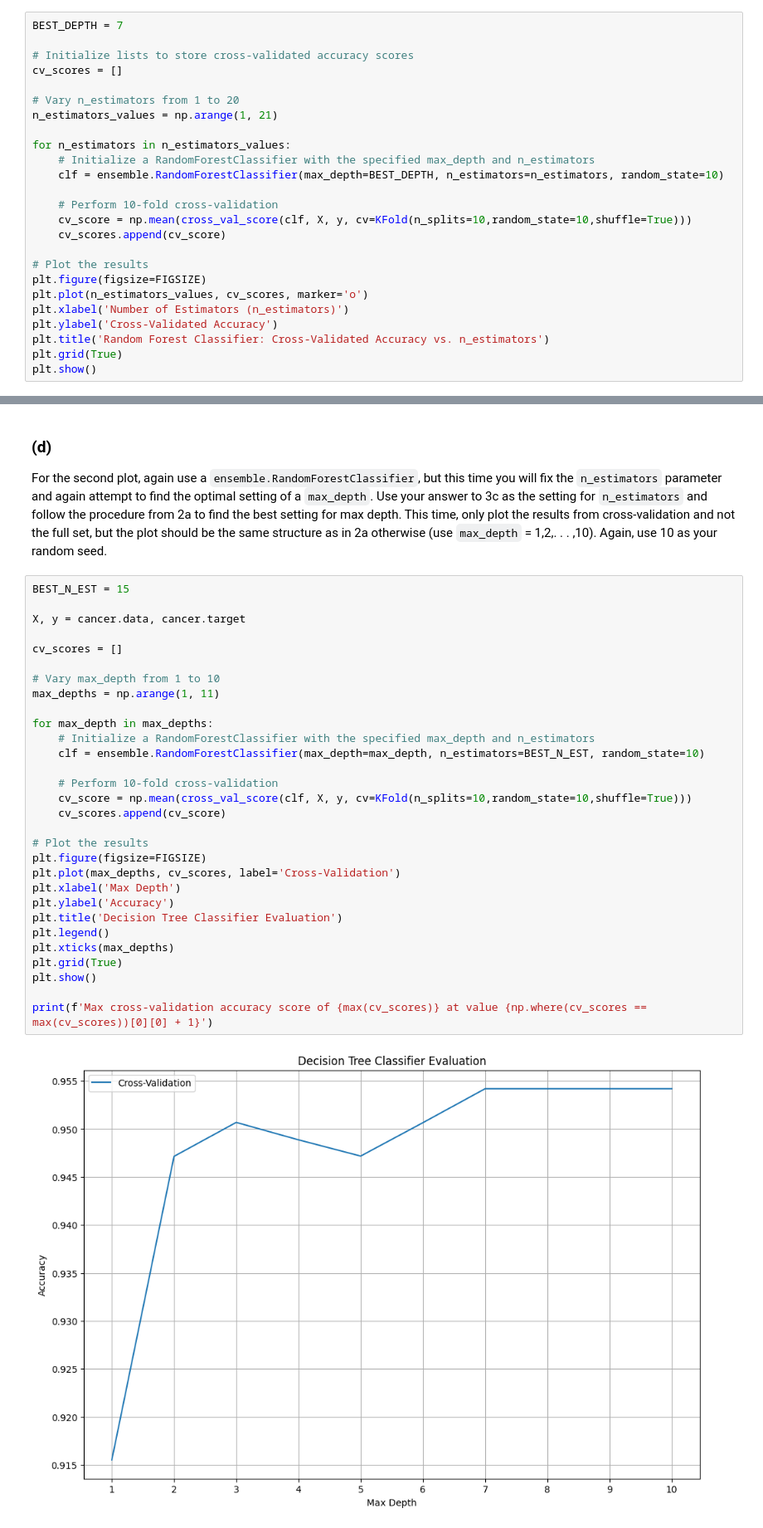
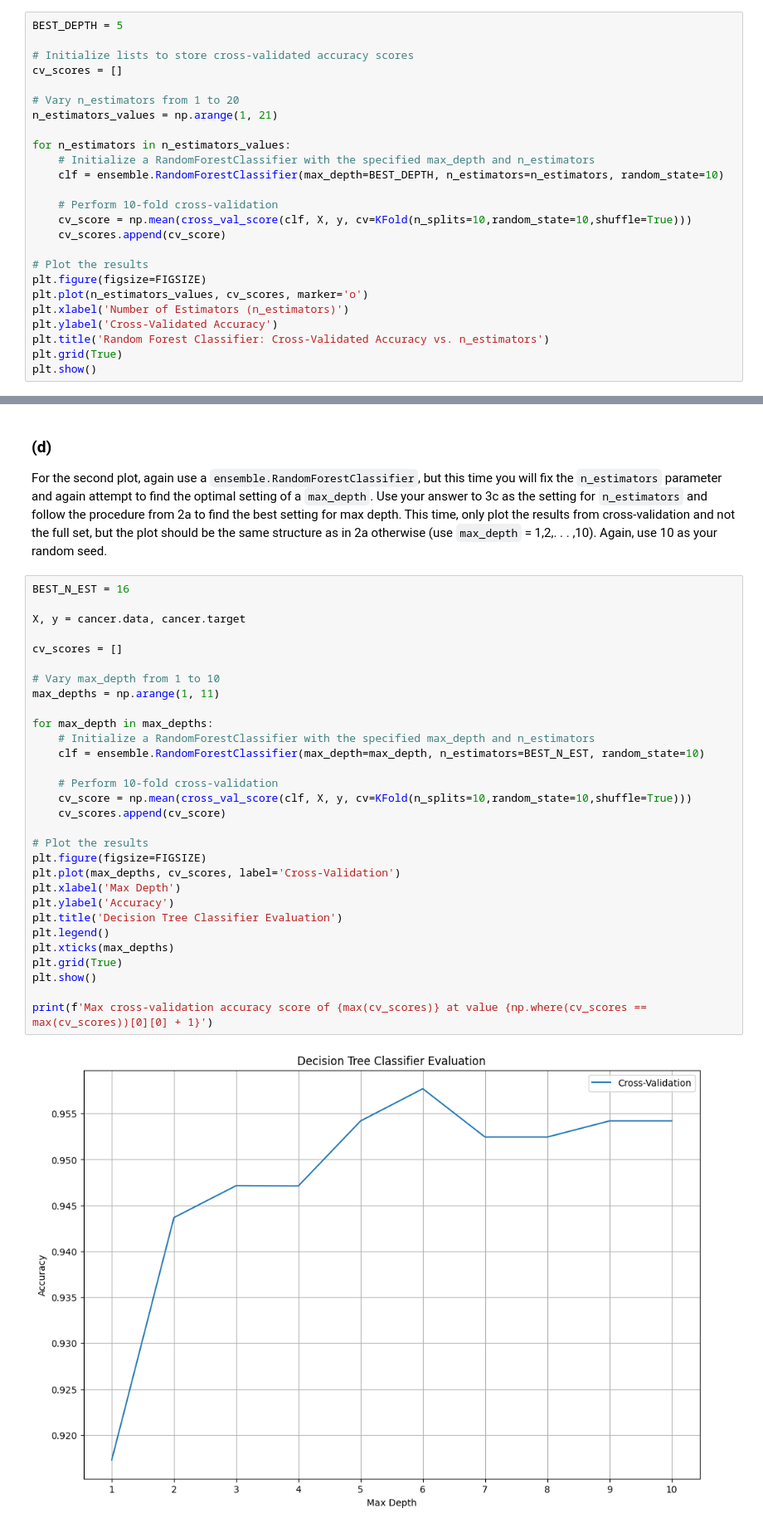
Before and after one commit to DapperDataAnalyst/Machine_Learning, a Jupyter notebook: HW1 Code.ipynb, the cells around one changed output, grey strips where cells are left out. Shown at 83% size. Saved outputs shown, nothing was run; the diff lists cells and outputs as text.

```diff
--- a/HW1 Code.ipynb
+++ b/HW1 Code.ipynb
@@ -125,7 +125,7 @@ n estimators. Vary the number of trees in the forest via the parameter `n_estima
 and plot its 10-fold cross-validated accuracy (use `n_estimators` = 1, 2, . . . , 20). Again,
 use 10 as your random seed for your classifier and cross-validation.
 # %%
-BEST_DEPTH = 7
+BEST_DEPTH = 5
 
 # Initialize lists to store cross-validated accuracy scores
 cv_scores = []
@@ -174,34 +174,34 @@ procedure from 2a to find the best setting for max depth. This time, only plot t
 from cross-validation and not the full set, but the plot should be the same structure
 as in 2a otherwise (use `max_depth` = 1,2,. . . ,10). Again, use 10 as your random seed.
 # %%
-BEST_N_EST = 15
+BEST_N_EST = 16
 
 X, y = cancer.data, cancer.target
 
 cv_scores = []
 
 # Vary max_depth from 1 to 10
 max_depths = np.arange(1, 11)
 
 for max_depth in max_depths:
     # Initialize a RandomForestClassifier with the specified max_depth and n_estimators
     clf = ensemble.RandomForestClassifier(max_depth=max_depth, n_estimators=BEST_N_EST, random_state=10)
 
     # Perform 10-fold cross-validation
     cv_score = np.mean(cross_val_score(clf, X, y, cv=KFold(n_splits=10,random_state=10,shuffle=True)))
     cv_scores.append(cv_score)
 
 # Plot the results
 plt.figure(figsize=FIGSIZE)
 plt.plot(max_depths, cv_scores, label='Cross-Validation')
 plt.xlabel('Max Depth')
 plt.ylabel('Accuracy')
 plt.title('Decision Tree Classifier Evaluation')
 plt.legend()
 plt.xticks(max_depths)
 plt.grid(True)
 plt.show()
 
 print(f'Max cross-validation accuracy score of {max(cv_scores)} at value {np.where(cv_scores == max(cv_scores))[0][0] + 1}')
 # %% [output]
-[figure, old version]
+[figure, new version]
```
Also changed, not shown: parts of 2 cells of this notebook.
